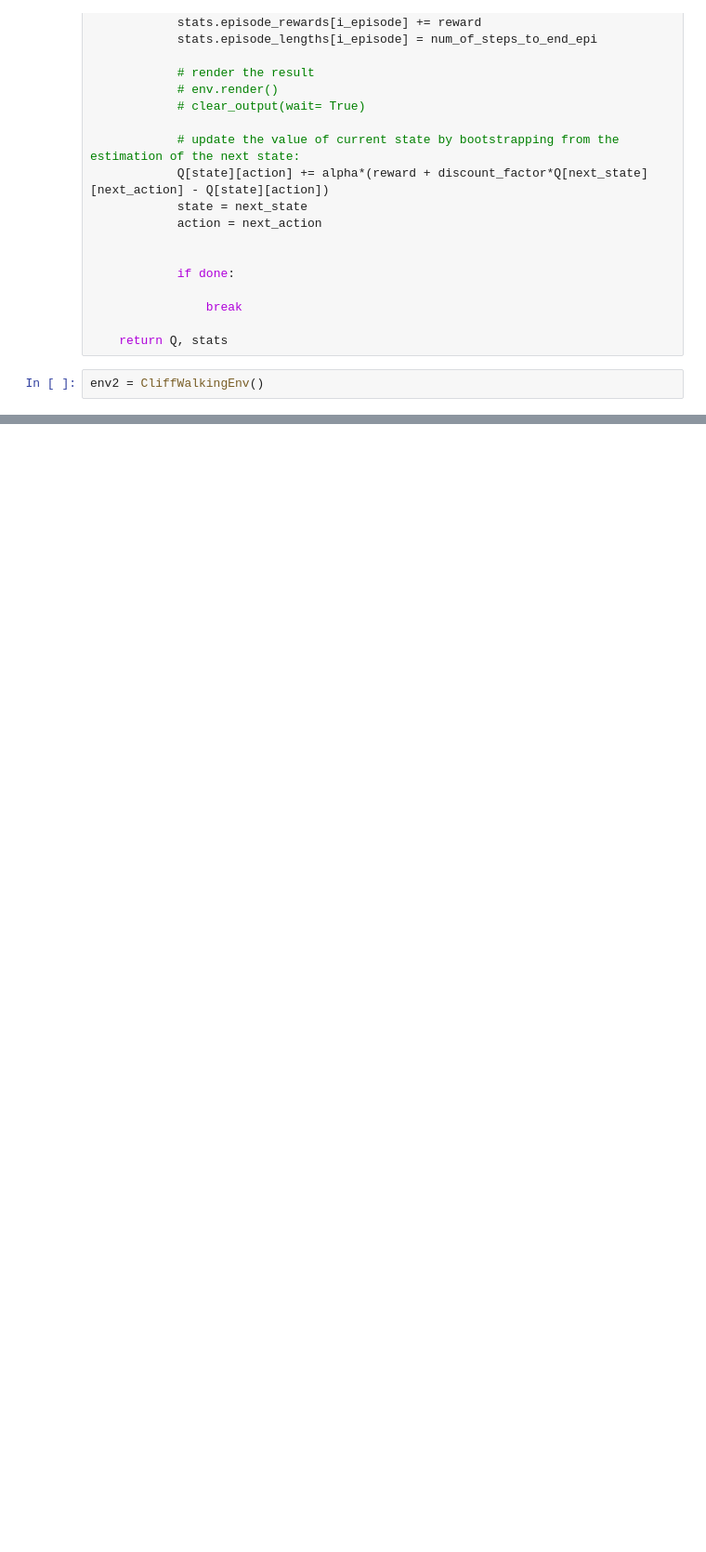
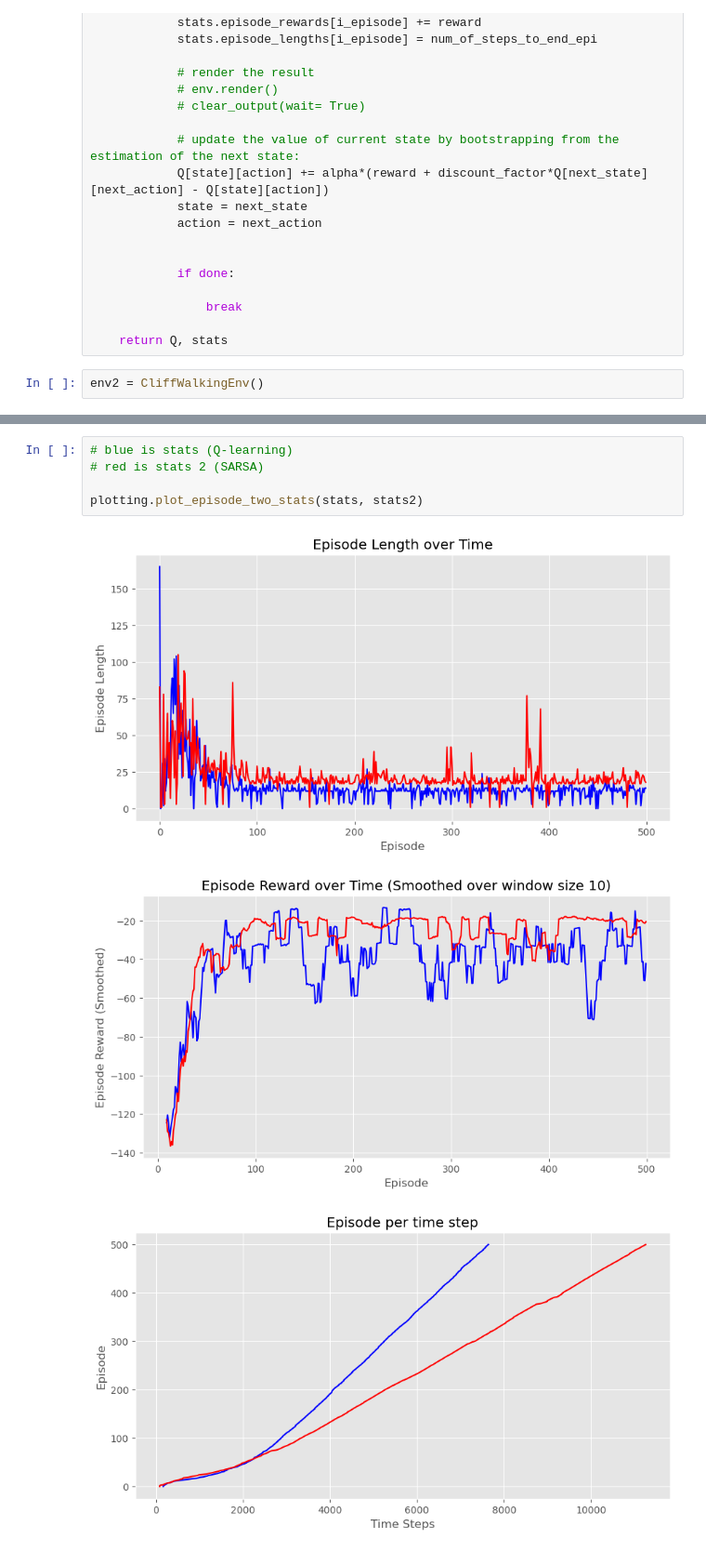
Before and after one commit to DorDorHome/reinforcement-learning, a Jupyter notebook: TD/Q-Learning.ipynb, the cells around one changed output, grey strips where cells are left out. Shown: that part at 93% size. Saved outputs shown, nothing was run; the diff lists cells and outputs as text; blank space fills up the shorter version.

```diff
--- a/TD/Q-Learning.ipynb
+++ b/TD/Q-Learning.ipynb
@@ -231,0 +241,9 @@ Episode 500/500. Number of steps to end episode is 25:
+# %%
+# blue is stats (Q-learning)
+# red is stats 2 (SARSA)
+
+plotting.plot_episode_two_stats(stats, stats2)
+# %% [output]
+[figure, added]
+[figure, added]
+[figure, added]
```
Also changed, not shown: parts of 9 cells of this notebook, 2 other files.
